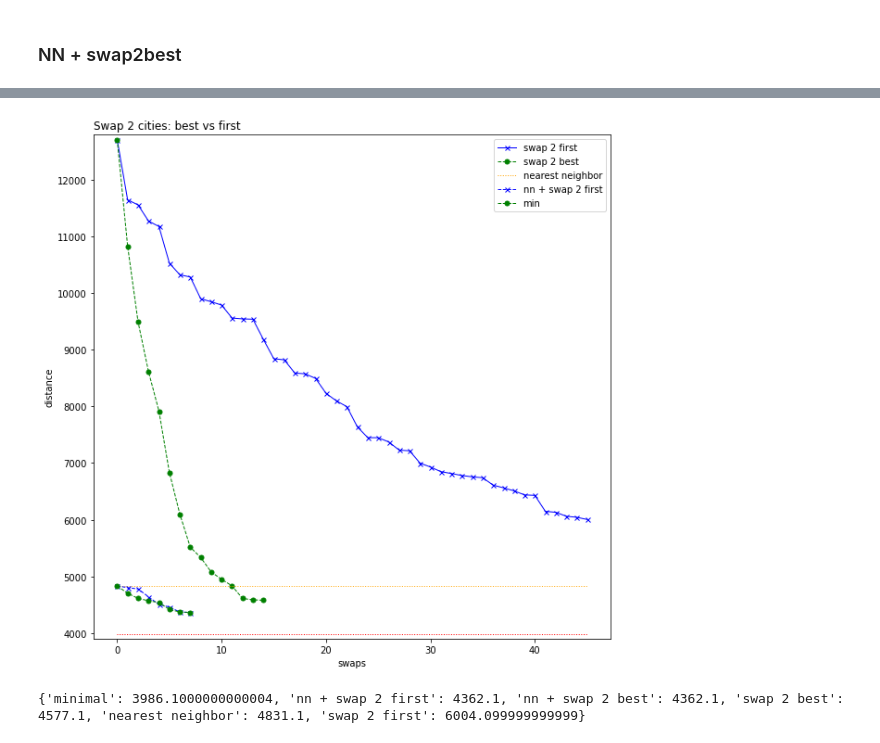
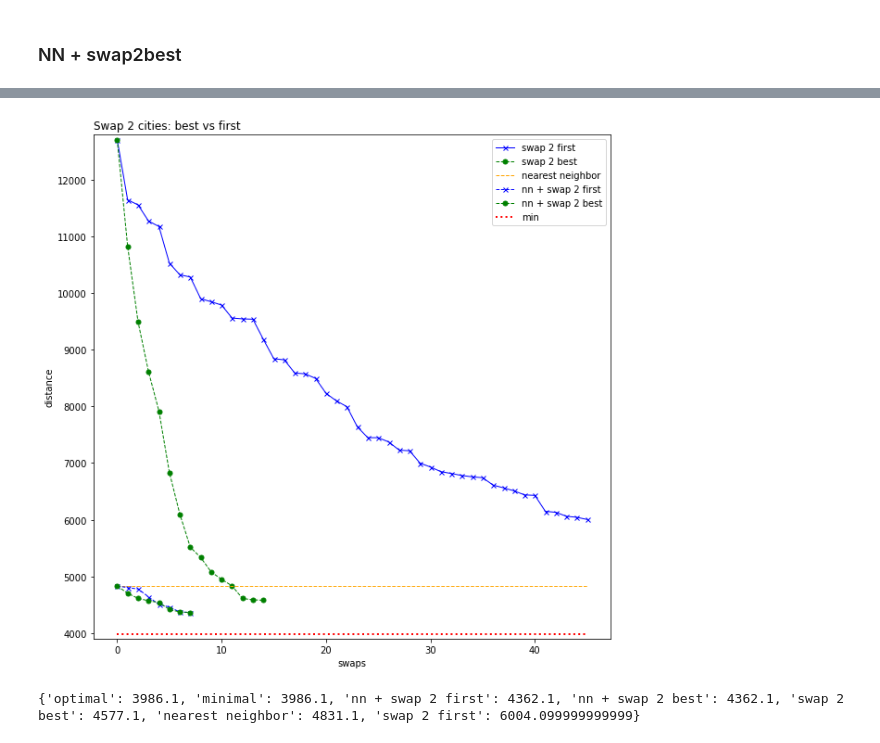
Before and after one commit to ysereda/Traveling_Salesman, a Jupyter notebook: Traveling_Salesman.ipynb, the cells around one changed output, grey strips where cells are left out. Cells and saved outputs as stored; diff of their text form; code cells hidden in the pictures.

```diff
--- a/Traveling_Salesman.ipynb
+++ b/Traveling_Salesman.ipynb
@@ -348,0 +273,4 @@ plt.plot(dm)
+# %%
+d_opt = 3986.1;
+r_opt = [0, 19, 6, 10, 9, 17, 3, 1, 11, 16, 13, 20, 5, 2, 12, 7, 8, 15, 4, 21, 14, 18, 0]
+ver(r_opt)
@@ -349,3 +281,5 @@ plt.plot(dm)
+# %%
+d_minimal = d_opt
 # %% [markdown]
 ## Results
 # %%
@@ -742,0 +386,10 @@ Distance = 6004.1
+# %%
+init(); dm=[d_min]; i=[0]; j=[0]; dr=[0];
+while swap2best():
+    dm.append(d_min)
+    i.append(i_opt); j.append(j_opt); dr.append(dr_min)
+d_swap2best = dm
+print("d_swap2best =",dm)
+plt.figure(1, figsize=(10,10))
+plt.plot(dm)
+ver(r)
@@ -743,14 +450,10 @@ Distance = 6004.1
 # %% [markdown]
 ### NN + swap2first
 # %%
-r = r_nn
-dm=0;
-for i in range(N):
-    dm=dm+d[r[i]][r[i+1]]
-d_min=dm; dm=[dm]; i=[0]; j=[0]; dr=[0];
+r = r_nn[:]; d_min=d_nn; dm=[d_nn]; i=[0]; j=[0]; dr=[0];
 while swap2first():
     dm.append(d_min)
-    #i.append(i_opt); j.append(j_opt); dr.append(dr)
+    i.append(i_opt); j.append(j_opt); dr.append(dr_min)
 d_nn_swap2first = dm
 print("d_nn_swap2first =",dm)
 ver(r)
@@ -799,28 +502,29 @@ Distance = 4362.1
 # %%
 plt.figure(1, figsize=(10,10))
 plt.title('Swap 2 cities: best vs first', loc='left')
 plt.plot(d_swap2first, color='blue', marker='x', linestyle='solid', linewidth=1, markersize=5)
 plt.plot(d_swap2best, color='green', marker='o', linestyle='dashed', linewidth=1, markersize=5)
-plt.plot(np.array([d_nn]*len(d_swap2first)), color='orange', linestyle='dotted', linewidth=1)
+plt.plot(np.array([d_nn]*len(d_swap2first)), color='orange', linestyle='dashed', linewidth=1)
 plt.plot(d_nn_swap2first, color='blue', marker='x', linestyle='dashed', linewidth=1, markersize=5)
 plt.plot(d_nn_swap2best, color='green', marker='o', linestyle='dashed', linewidth=1, markersize=5)
-plt.plot(np.array([3986.1]*len(d_swap2first)), color='red', linestyle='dotted', linewidth=1)
+plt.plot(np.array([d_minimal]*len(d_swap2first)), color='red', linestyle='dotted', linewidth=2)
 plt.xlabel("swaps")
 plt.ylabel("distance")
 plt.ylim([3900, 12800])
-plt.legend(["swap 2 first", "swap 2 best", "nearest neighbor", "nn + swap 2 first", "min"])
+plt.legend(["swap 2 first", "swap 2 best", "nearest neighbor", "nn + swap 2 first", "nn + swap 2 best", "min"])
 plt.show()
 # %% [output]
-[figure, old version]
+[figure, new version]
 # %%
 d_best = {"swap 2 first":d_swap2first[len(d_swap2first)-1],
          "swap 2 best":d_swap2best[len(d_swap2best)-1],
          "nearest neighbor":d_nn,
          "nn + swap 2 first":d_nn_swap2first[len(d_nn_swap2first)-1],
          "nn + swap 2 best":d_nn_swap2best[len(d_nn_swap2best)-1],
+         "optimal":d_opt,
          "minimal":d_minimal}
 d_best = sorted(d_best.items(), key=lambda x:x[1])
 sortdict = dict(d_best)
 print(sortdict)
 # %% [output]
-{'minimal': 3986.1000000000004, 'nn + swap 2 first': 4362.1, 'nn + swap 2 best': 4362.1, 'swap 2 best': 4577.1, 'nearest neighbor': 4831.1, 'swap 2 first': 6004.099999999999}
+{'optimal': 3986.1, 'minimal': 3986.1, 'nn + swap 2 first': 4362.1, 'nn + swap 2 best': 4362.1, 'swap 2 best': 4577.1, 'nearest neighbor': 4831.1, 'swap 2 first': 6004.099999999999}
```
Also changed, not shown: parts of 27 cells of this notebook, 1 other file.
